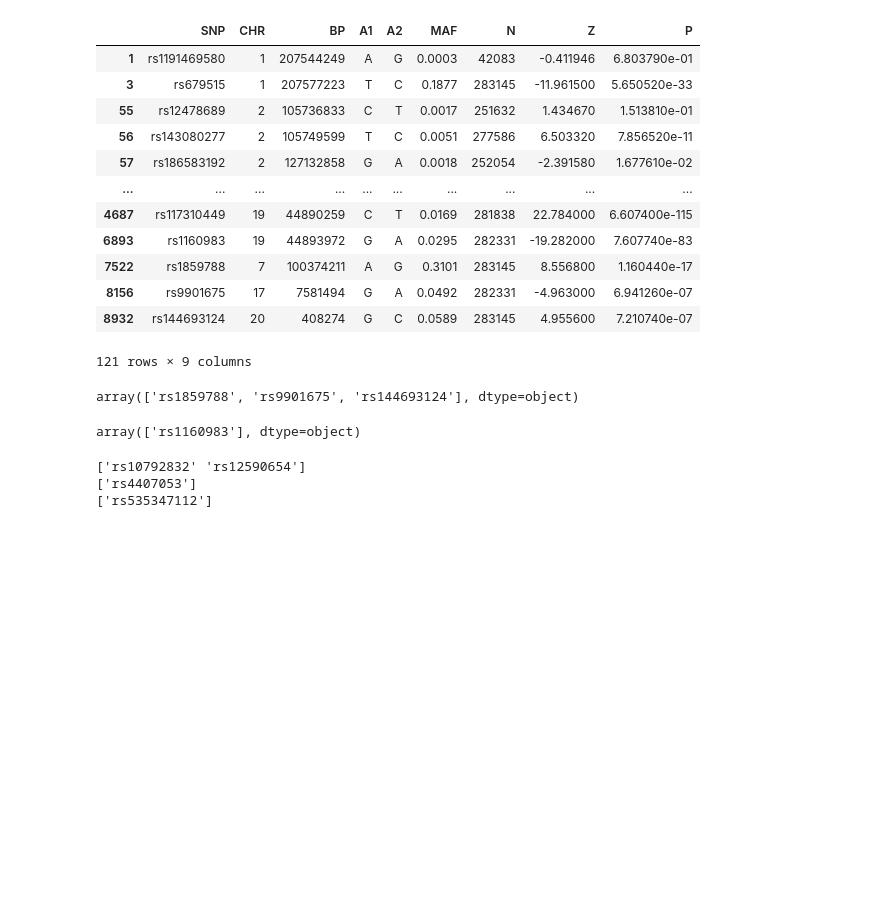
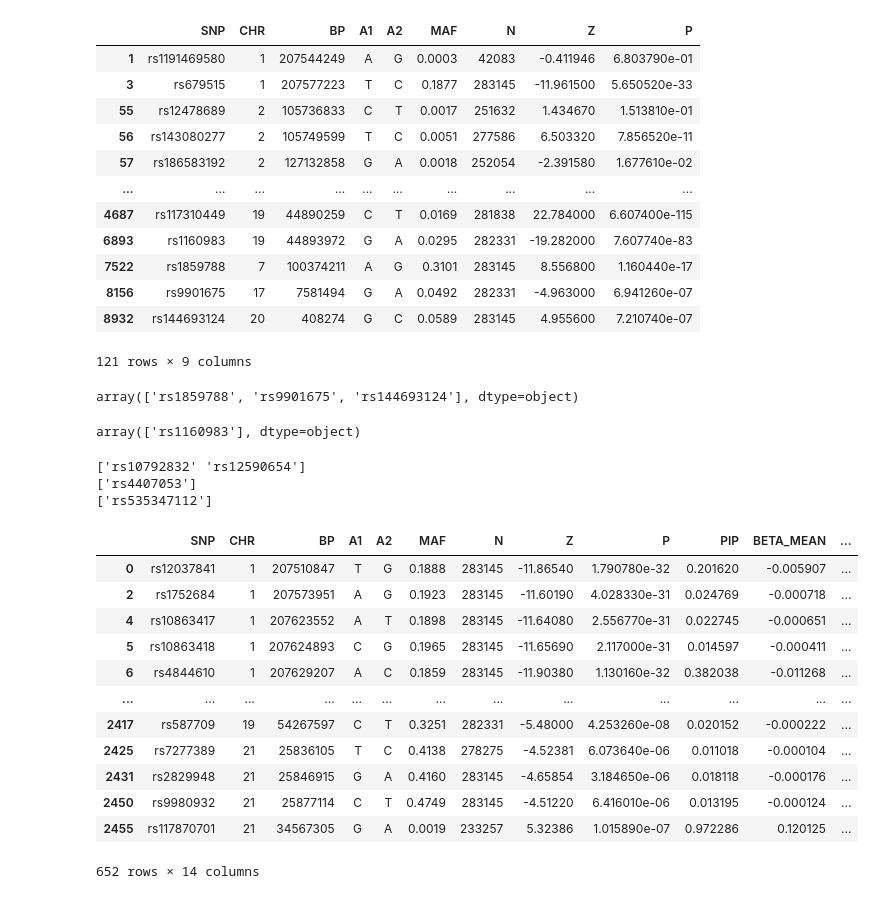
Before and after one commit to teresa-sansan/ADSP_polyfun, a Jupyter notebook: coloc/snp_of_interest.ipynb, the cells around one changed output. Drawn from its saved outputs; the diff is of its cells as text; code cells hidden in the pictures; blank space fills up the shorter version.

```diff
--- a/coloc/snp_of_interest.ipynb
+++ b/coloc/snp_of_interest.ipynb
@@ -352,0 +355,16 @@ print(snp_list.loc[(True, True, True, False)].values.reshape(-1))
+# %%
+susie_pip
+# %% [output]
+|  | SNP | CHR | BP | A1 | A2 | MAF | N | Z | P | PIP | BETA_MEAN | ... |
+| 0 | rs12037841 | 1 | 207510847 | T | G | 0.1888 | 283145 | -11.86540 | 1.790780e-32 | 0.201620 | -0.005907 | ... |
+| 2 | rs1752684 | 1 | 207573951 | A | G | 0.1923 | 283145 | -11.60190 | 4.028330e-31 | 0.024769 | -0.000718 | ... |
+| 4 | rs10863417 | 1 | 207623552 | A | T | 0.1898 | 283145 | -11.64080 | 2.556770e-31 | 0.022745 | -0.000651 | ... |
+| 5 | rs10863418 | 1 | 207624893 | C | G | 0.1965 | 283145 | -11.65690 | 2.117000e-31 | 0.014597 | -0.000411 | ... |
+| 6 | rs4844610 | 1 | 207629207 | A | C | 0.1859 | 283145 | -11.90380 | 1.130160e-32 | 0.382038 | -0.011268 | ... |
+| ... | ... | ... | ... | ... | ... | ... | ... | ... | ... | ... | ... | ... |
+| 2417 | rs587709 | 19 | 54267597 | C | T | 0.3251 | 282331 | -5.48000 | 4.253260e-08 | 0.020152 | -0.000222 | ... |
+| 2425 | rs7277389 | 21 | 25836105 | T | C | 0.4138 | 278275 | -4.52381 | 6.073640e-06 | 0.011018 | -0.000104 | ... |
+| 2431 | rs2829948 | 21 | 25846915 | G | A | 0.4160 | 283145 | -4.65854 | 3.184650e-06 | 0.018118 | -0.000176 | ... |
+| 2450 | rs9980932 | 21 | 25877114 | C | T | 0.4749 | 283145 | -4.51220 | 6.416010e-06 | 0.013195 | -0.000124 | ... |
+| 2455 | rs117870701 | 21 | 34567305 | G | A | 0.0019 | 233257 | 5.32386 | 1.015890e-07 | 0.972286 | 0.120125 | ... |
+652 rows × 14 columns
```
Also changed, not shown: parts of 7 cells of this notebook, 7 other files.
